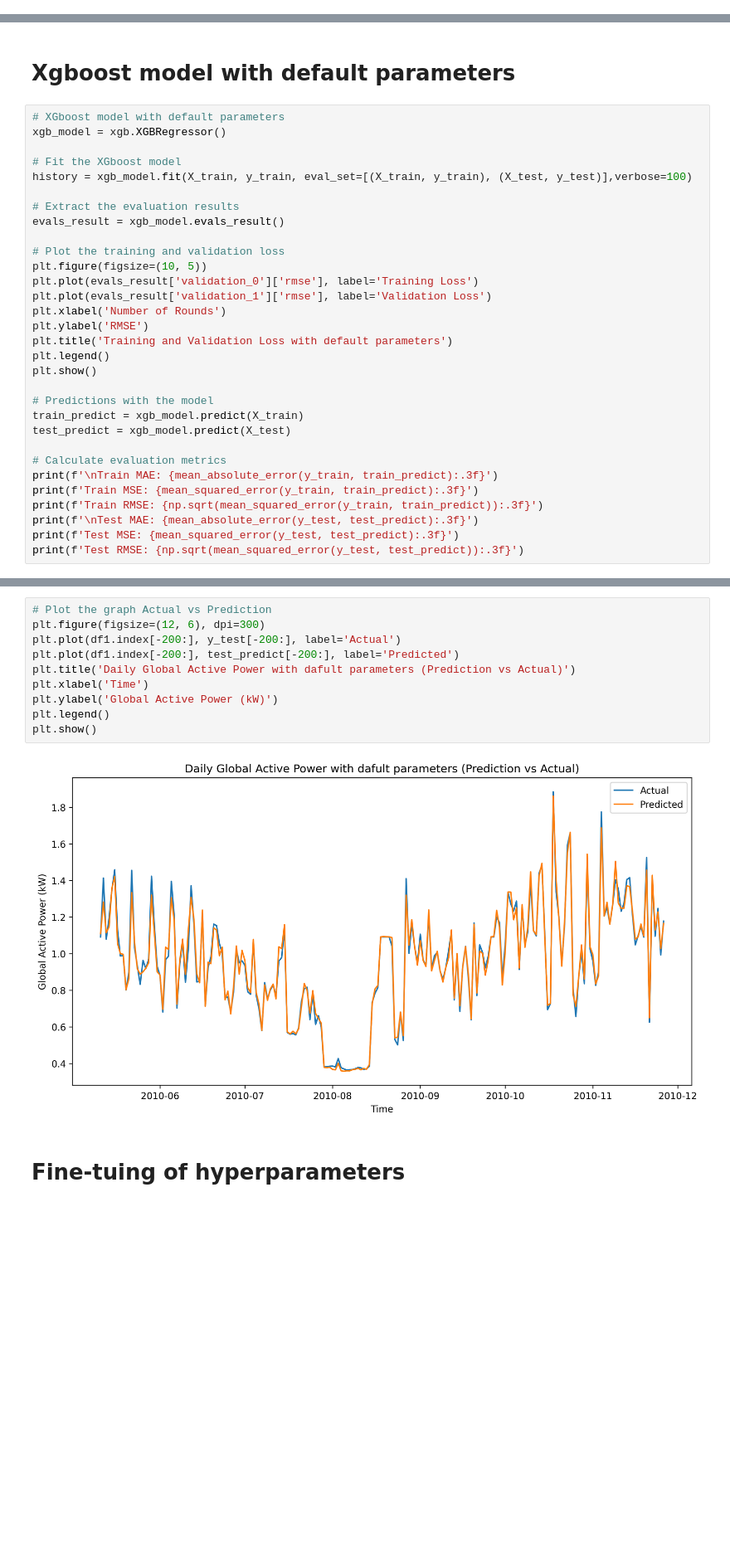
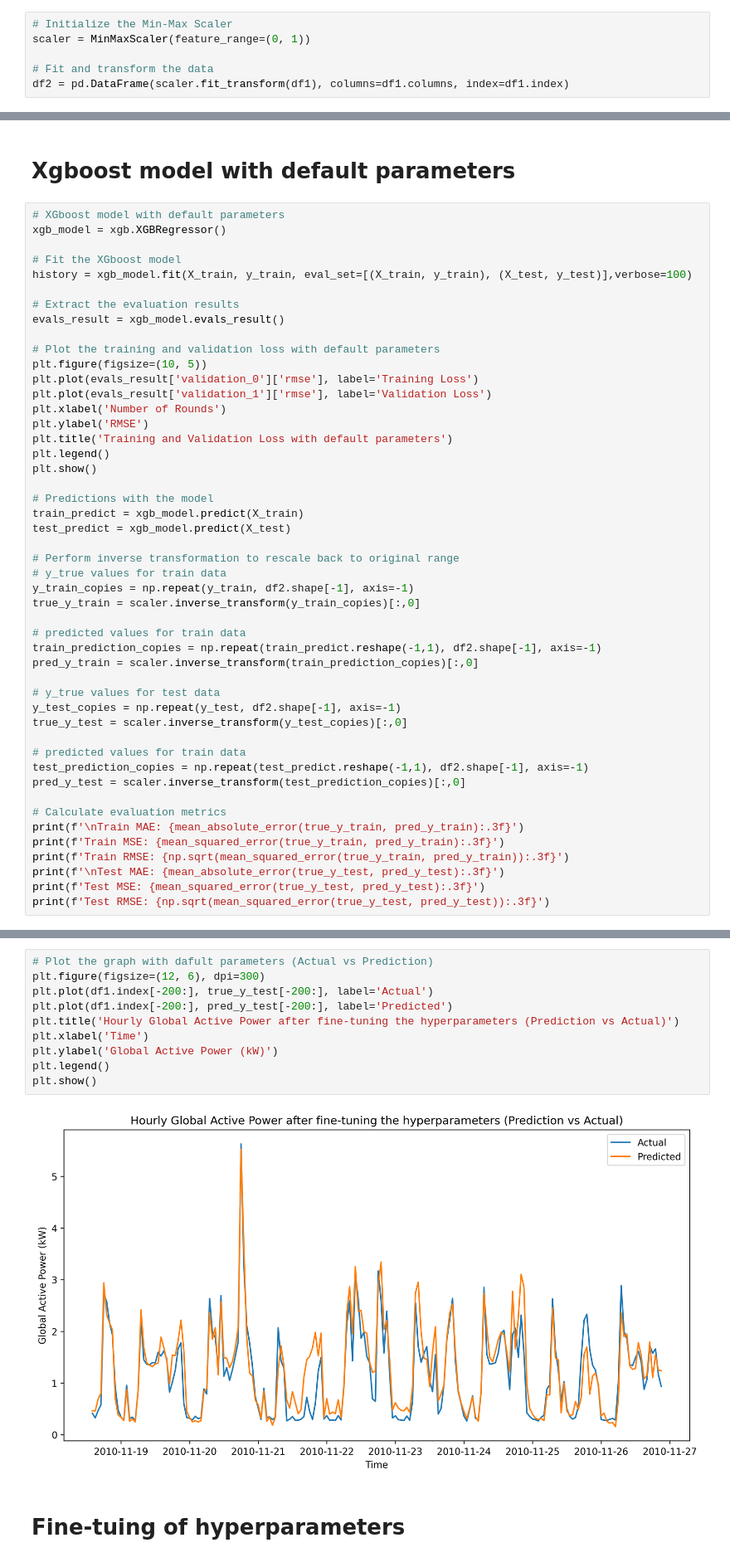
Before and after one commit to samirp92/Final-Year-Project-Time-Series-Forecating-, a Jupyter notebook: XGboost_Ele_Power_Consumption_Forecasting_Student_ID_21072112.ipynb, the cells around one changed output, grey strips where cells are left out. Shown at 83% size. Drawn from its saved outputs; the diff is of its cells as text; blank space fills up the shorter version.

```diff
--- a/XGboost_Ele_Power_Consumption_Forecasting_Student_ID_21072112.ipynb
+++ b/XGboost_Ele_Power_Consumption_Forecasting_Student_ID_21072112.ipynb
@@ -254,3 +273,9 @@ Index(['Global_active_power', 'Global_reactive_power', 'Voltage',
+# %%
+# Initialize the Min-Max Scaler
+scaler = MinMaxScaler(feature_range=(0, 1))
+
+# Fit and transform the data
+df2 = pd.DataFrame(scaler.fit_transform(df1), columns=df1.columns, index=df1.index)
 # %% [markdown]
 # Train-Test Splitting
 # %%
@@ -283,7 +323,7 @@ history = xgb_model.fit(X_train, y_train, eval_set=[(X_train, y_train), (X_test,
 # Extract the evaluation results
 evals_result = xgb_model.evals_result()
 
-# Plot the training and validation loss
+# Plot the training and validation loss with default parameters
 plt.figure(figsize=(10, 5))
 plt.plot(evals_result['validation_0']['rmse'], label='Training Loss')
 plt.plot(evals_result['validation_1']['rmse'], label='Validation Loss')
@@ -297,11 +337,28 @@ plt.show()
 train_predict = xgb_model.predict(X_train)
 test_predict = xgb_model.predict(X_test)
 
+# Perform inverse transformation to rescale back to original range
+# y_true values for train data
+y_train_copies = np.repeat(y_train, df2.shape[-1], axis=-1)
+true_y_train = scaler.inverse_transform(y_train_copies)[:,0]
+
+# predicted values for train data
+train_prediction_copies = np.repeat(train_predict.reshape(-1,1), df2.shape[-1], axis=-1)
+pred_y_train = scaler.inverse_transform(train_prediction_copies)[:,0]
+
+# y_true values for test data
+y_test_copies = np.repeat(y_test, df2.shape[-1], axis=-1)
+true_y_test = scaler.inverse_transform(y_test_copies)[:,0]
+
+# predicted values for train data
+test_prediction_copies = np.repeat(test_predict.reshape(-1,1), df2.shape[-1], axis=-1)
+pred_y_test = scaler.inverse_transform(test_prediction_copies)[:,0]
+
 # Calculate evaluation metrics
-print(f'\nTrain MAE: {mean_absolute_error(y_train, train_predict):.3f}')
-print(f'Train MSE: {mean_squared_error(y_train, train_predict):.3f}')
-print(f'Train RMSE: {np.sqrt(mean_squared_error(y_train, train_predict)):.3f}')
-print(f'\nTest MAE: {mean_absolute_error(y_test, test_predict):.3f}')
-print(f'Test MSE: {mean_squared_error(y_test, test_predict):.3f}')
-print(f'Test RMSE: {np.sqrt(mean_squared_error(y_test, test_predict)):.3f}')
+print(f'\nTrain MAE: {mean_absolute_error(true_y_train, pred_y_train):.3f}')
+print(f'Train MSE: {mean_squared_error(true_y_train, pred_y_train):.3f}')
+print(f'Train RMSE: {np.sqrt(mean_squared_error(true_y_train, pred_y_train)):.3f}')
+print(f'\nTest MAE: {mean_absolute_error(true_y_test, pred_y_test):.3f}')
+print(f'Test MSE: {mean_squared_error(true_y_test, pred_y_test):.3f}')
+print(f'Test RMSE: {np.sqrt(mean_squared_error(true_y_test, pred_y_test)):.3f}')
 # %% [output]
@@ -318,15 +375,15 @@ Test RMSE: 0.036
 # %%
-# Plot the graph Actual vs Prediction
+# Plot the graph with dafult parameters (Actual vs Prediction)
 plt.figure(figsize=(12, 6), dpi=300)
-plt.plot(df1.index[-200:], y_test[-200:], label='Actual')
-plt.plot(df1.index[-200:], test_predict[-200:], label='Predicted')
-plt.title('Daily Global Active Power with dafult parameters (Prediction vs Actual)')
+plt.plot(df1.index[-200:], true_y_test[-200:], label='Actual')
+plt.plot(df1.index[-200:], pred_y_test[-200:], label='Predicted')
+plt.title('Hourly Global Active Power after fine-tuning the hyperparameters (Prediction vs Actual)')
 plt.xlabel('Time')
 plt.ylabel('Global Active Power (kW)')
 plt.legend()
 plt.show()
 # %% [output]
-[figure, old version]
+[figure, new version]
 # %% [markdown]
 # Fine-tuing of hyperparameters
 # %% [markdown]
```
Also changed, not shown: parts of 13 cells of this notebook.
